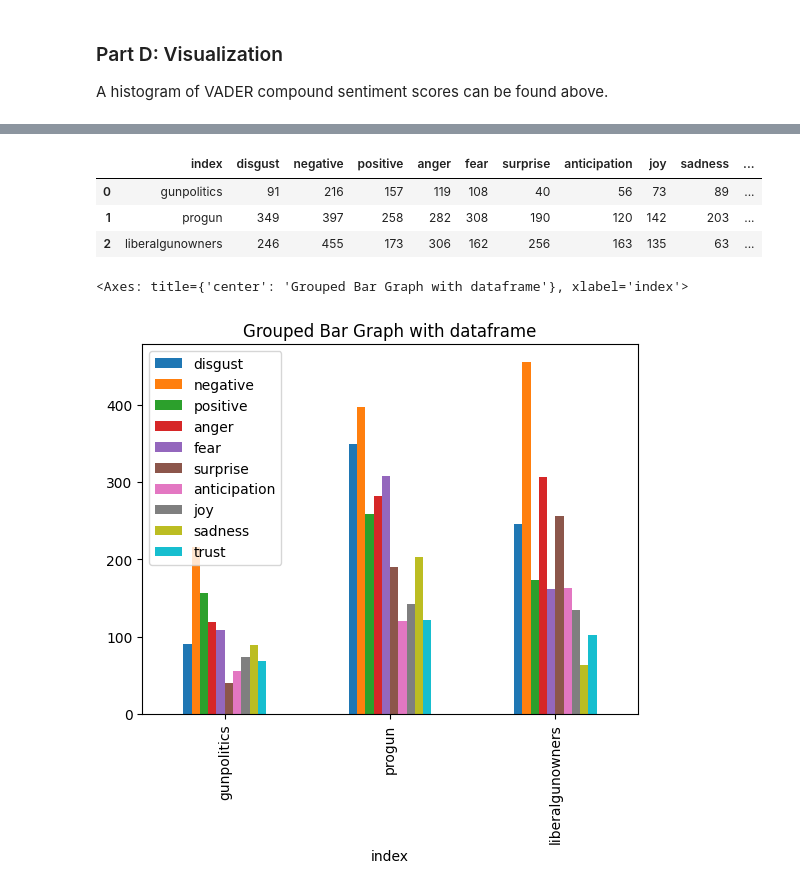
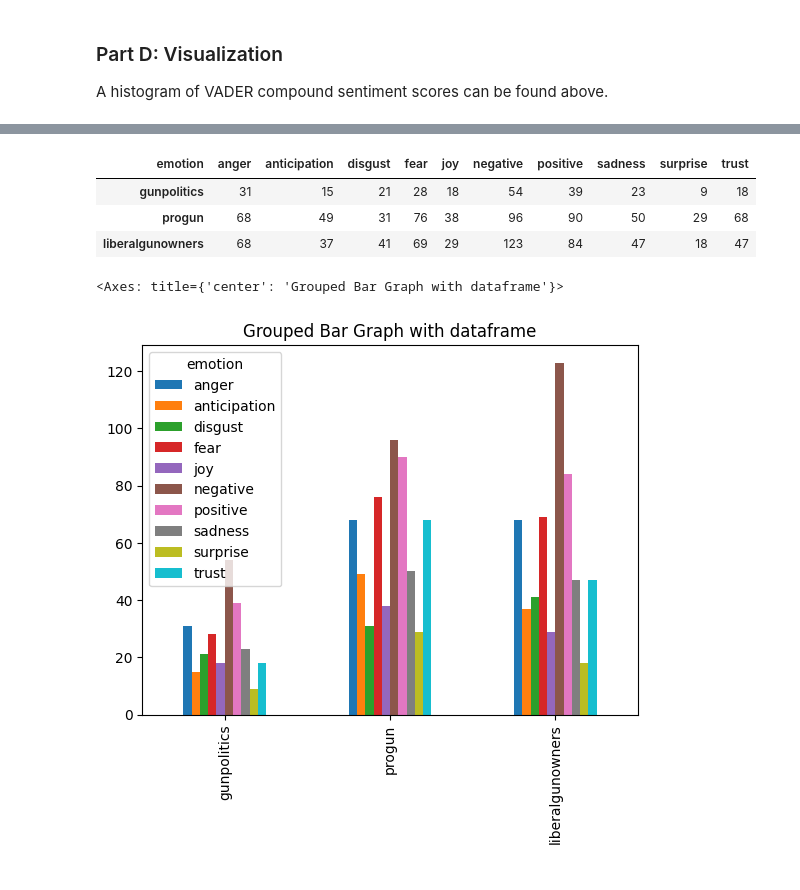
Before and after one commit to LiudmilaLisina/Natural-Language-Processing-for-Social-Science-Research, a Jupyter notebook: Lab1/lab1_dictionary_sentiment.ipynb, the cells around one changed output, grey strips where cells are left out. Drawn from its saved outputs; the diff is of its cells as text; code cells hidden in the pictures.

Commit message:
Corrected bar chart for Lab 1

```diff
--- a/Lab1/lab1_dictionary_sentiment.ipynb
+++ b/Lab1/lab1_dictionary_sentiment.ipynb
@@ -351,7 +317,7 @@ Using lexicon from the resourses provided.
 from pathlib import Path
 
 def load_nrc_lexicon(path):
-    lexicon_df = pd.read_csv(path, sep='\t', header=None, names=["word", "emotion", "value"])
+    lexicon_df = pd.read_csv(path, sep='\t', header=None, names=["word", "emotion", "value"], keep_default_na=False)
     return lexicon_df
 
 file_path = Path("lab1_dictionary_sentiment.ipynb").resolve().parent
@@ -366,7 +332,7 @@ lexicon_df.head()
 | 4 | aback | joy | 0 |
 # %%
 pivoted = lexicon_df.pivot(index="word", columns="emotion", values="value")
-pivoted = pivoted.iloc[1:]
+# pivoted = pivoted.iloc[1:]
 pivoted.head()
 # %% [output]
 | emotion | anger | anticipation | disgust | fear | joy | negative | positive | sadness | surprise | trust |
@@ -455,25 +422,25 @@ emotions
 import matplotlib.pyplot as plt
 
 # Combine into a DataFrame
-df = pd.DataFrame({"Name": emotions, "subreddit1": subreddit1_lexicon_emotions,
-                   "subreddit2": subreddit2_lexicon_emotions, "subreddit3": subreddit3_lexicon_emotions})
+df = pd.DataFrame({"gunpolitics": subreddit1_lexicon_emotions,
+                   "progun": subreddit2_lexicon_emotions, "liberalgunowners": subreddit3_lexicon_emotions})
 
 # bar_data = pd.DataFrame([subreddit1_lexicon_emotions])
 # bar_data.loc[1] = subreddit2_lexicon_emotions
 # bar_data.loc[2] = subreddit3_lexicon_emotions
 # bar_data.insert(0, "index", ["gunpolitics", "progun", "liberalgunowners"])
 # %%
-bar_data
+df = df.transpose()
+df
 # %% [output]
-|  | index | disgust | negative | positive | anger | fear | surprise | anticipation | joy | sadness | ... |
-| 0 | gunpolitics | 91 | 216 | 157 | 119 | 108 | 40 | 56 | 73 | 89 | ... |
-| 1 | progun | 349 | 397 | 258 | 282 | 308 | 190 | 120 | 142 | 203 | ... |
-| 2 | liberalgunowners | 246 | 455 | 173 | 306 | 162 | 256 | 163 | 135 | 63 | ... |
+| emotion | anger | anticipation | disgust | fear | joy | negative | positive | sadness | surprise | trust |
+| gunpolitics | 31 | 15 | 21 | 28 | 18 | 54 | 39 | 23 | 9 | 18 |
+| progun | 68 | 49 | 31 | 76 | 38 | 96 | 90 | 50 | 29 | 68 |
+| liberalgunowners | 68 | 37 | 41 | 69 | 29 | 123 | 84 | 47 | 18 | 47 |
 # %%
-bar_data.plot(x="index",
-        kind='bar',
+df.plot(kind='bar',
         stacked=False,
         title='Grouped Bar Graph with dataframe')
 # %% [output]
-<Axes: title={'center': 'Grouped Bar Graph with dataframe'}, xlabel='index'>
+<Axes: title={'center': 'Grouped Bar Graph with dataframe'}>
-[figure, old version]
+[figure, new version]
```
Also changed, not shown: parts of 17 cells of this notebook.
